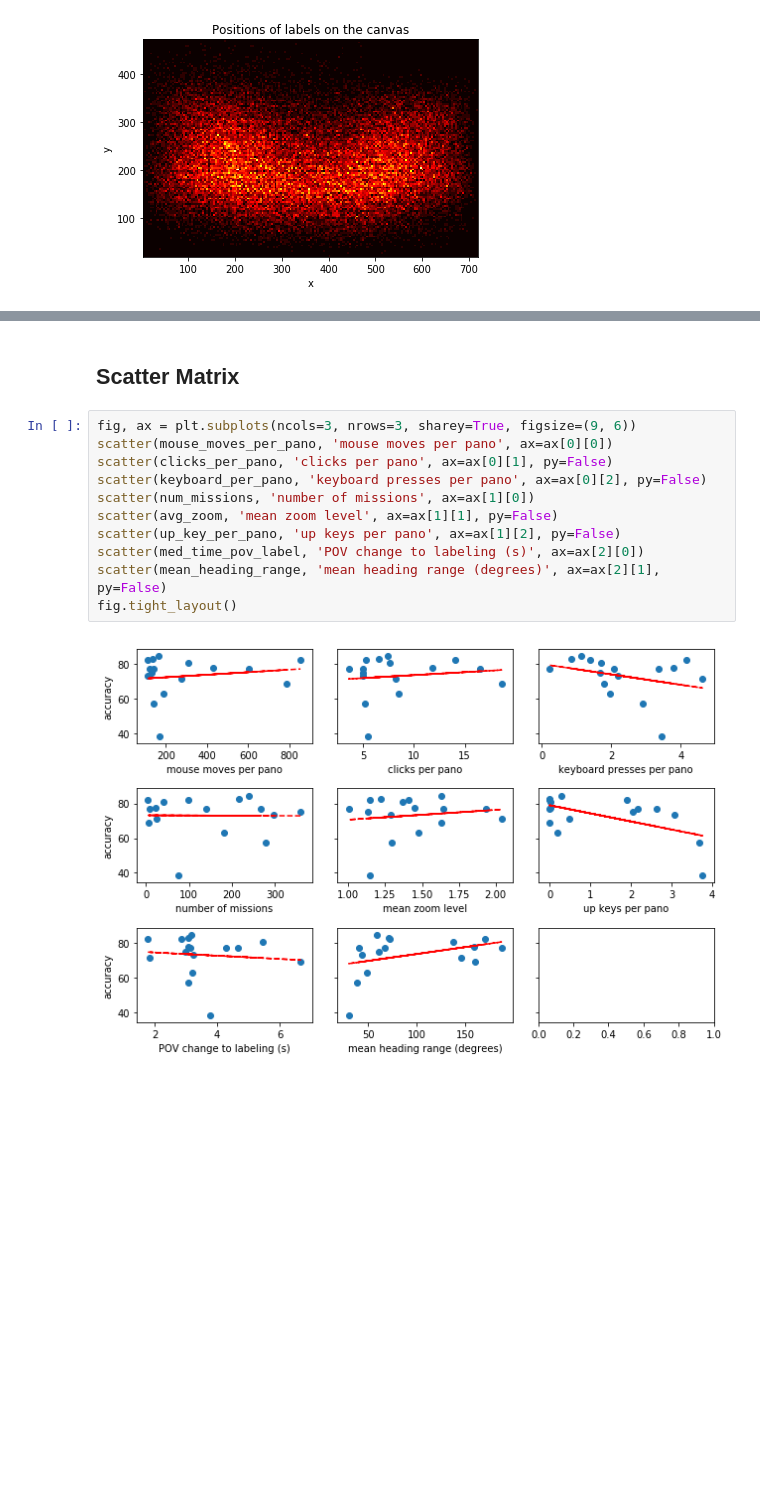
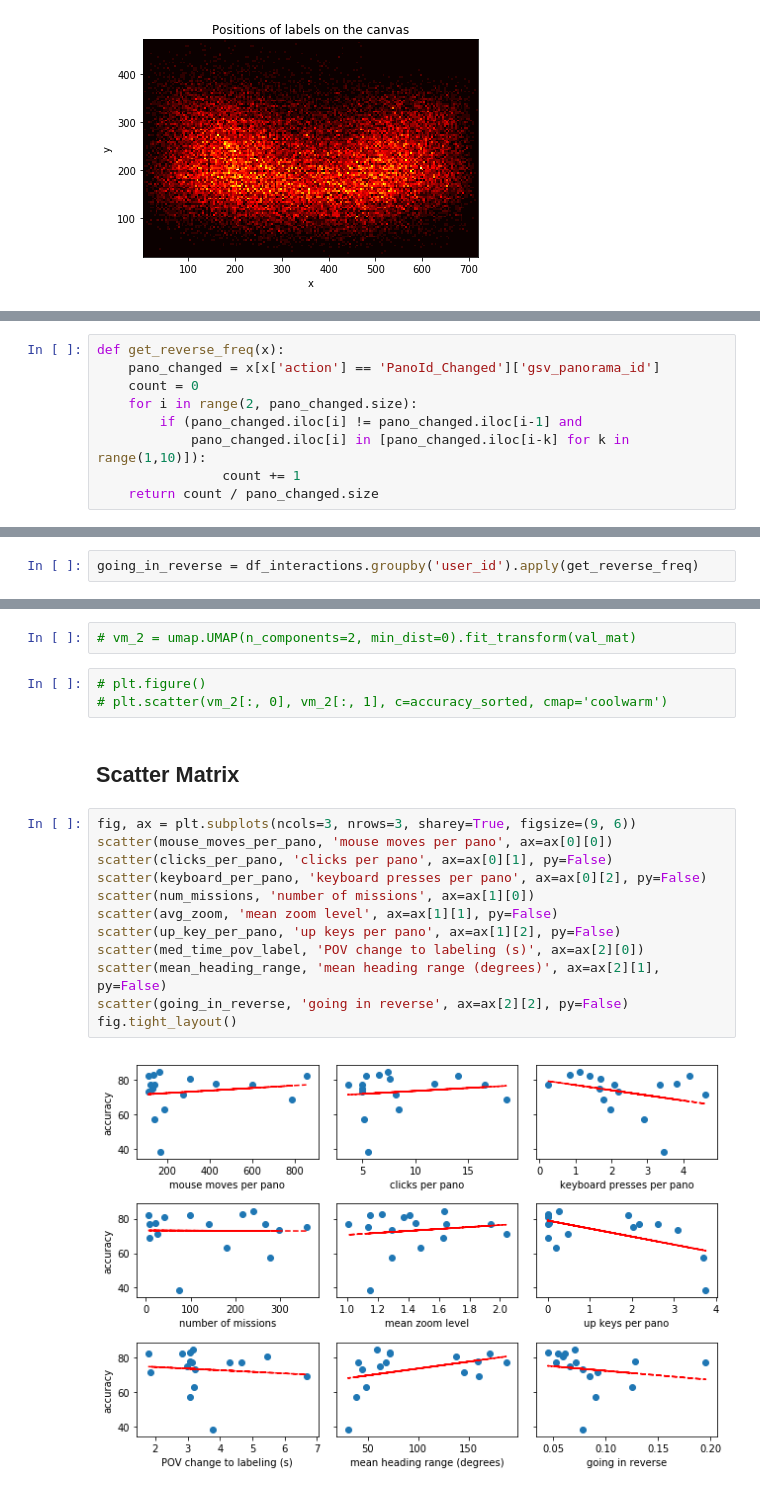
Before and after one commit to ProjectSidewalk/sidewalk-quality-analysis, a Jupyter notebook: sidewalk-user-quality-analysis-neil.ipynb, the cells around one changed output, grey strips where cells are left out. Saved outputs shown, nothing was run; the diff lists cells and outputs as text; blank space fills up the shorter version.

```diff
--- a/sidewalk-user-quality-analysis-neil.ipynb
+++ b/sidewalk-user-quality-analysis-neil.ipynb
@@ -272,0 +278,9 @@ plt.show()
+# %%
+def get_reverse_freq(x):
+    pano_changed = x[x['action'] == 'PanoId_Changed']['gsv_panorama_id']
+    count = 0
+    for i in range(2, pano_changed.size):
+        if (pano_changed.iloc[i] != pano_changed.iloc[i-1] and
+            pano_changed.iloc[i] in [pano_changed.iloc[i-k] for k in range(1,10)]):
+                count += 1
+    return count / pano_changed.size
@@ -272,0 +291,2 @@ plt.show()
+# %%
+going_in_reverse = df_interactions.groupby('user_id').apply(get_reverse_freq)
@@ -273,15 +361,21 @@ plt.show()
+# %%
+# vm_2 = umap.UMAP(n_components=2, min_dist=0).fit_transform(val_mat)
+# %%
+# plt.figure()
+# plt.scatter(vm_2[:, 0], vm_2[:, 1], c=accuracy_sorted, cmap='coolwarm')
 # %% [markdown]
 ## Scatter Matrix
 # %%
 fig, ax = plt.subplots(ncols=3, nrows=3, sharey=True, figsize=(9, 6))
 scatter(mouse_moves_per_pano, 'mouse moves per pano', ax=ax[0][0])
 scatter(clicks_per_pano, 'clicks per pano', ax=ax[0][1], py=False)
 scatter(keyboard_per_pano, 'keyboard presses per pano', ax=ax[0][2], py=False)
 scatter(num_missions, 'number of missions', ax=ax[1][0])
 scatter(avg_zoom, 'mean zoom level', ax=ax[1][1], py=False)
 scatter(up_key_per_pano, 'up keys per pano', ax=ax[1][2], py=False)
 scatter(med_time_pov_label, 'POV change to labeling (s)', ax=ax[2][0])
 scatter(mean_heading_range, 'mean heading range (degrees)', ax=ax[2][1], py=False)
+scatter(going_in_reverse, 'going in reverse', ax=ax[2][2], py=False)
 fig.tight_layout()
 # %% [output]
-[figure, old version]
+[figure, new version]
```
Also changed, not shown: parts of 28 cells of this notebook.
